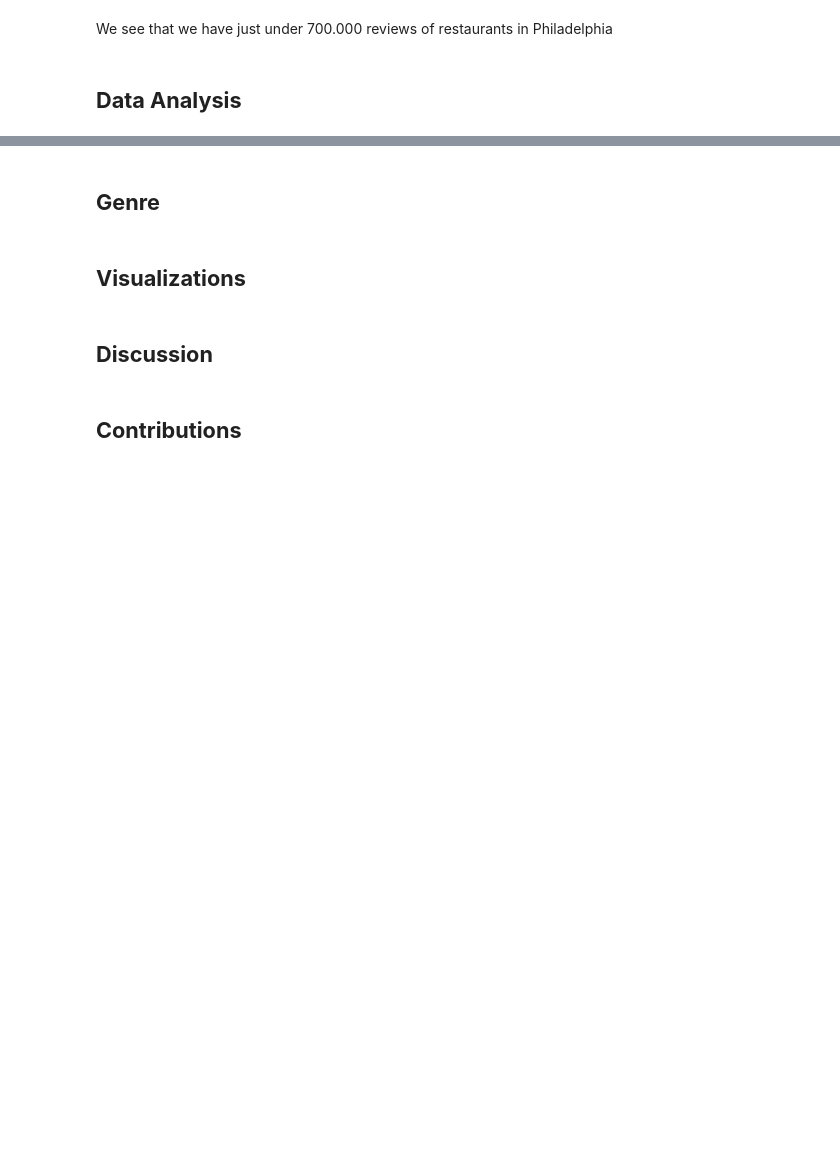
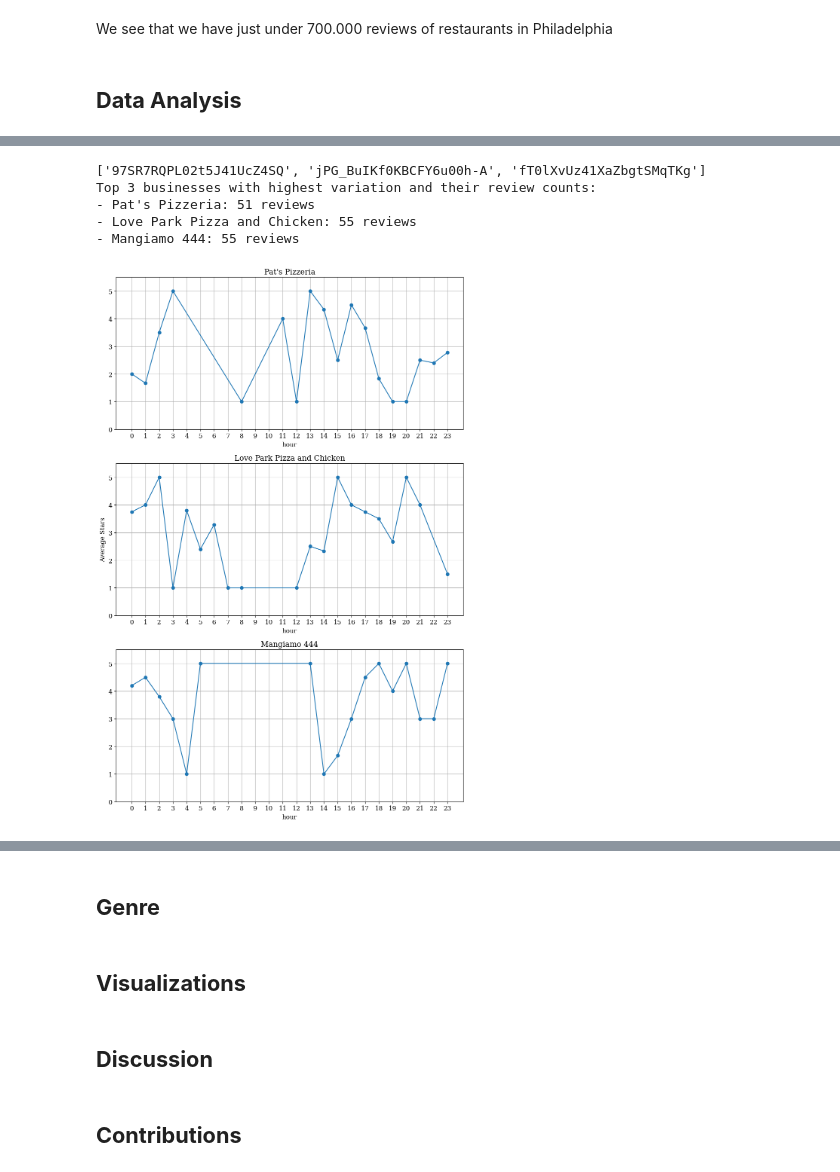
Before and after one commit to SorenLKuhl/SorenLKuhl.github.io, a Jupyter notebook: notebooks/explainer.ipynb, the cells around one changed output, grey strips where cells are left out. Drawn from its saved outputs; the diff is of its cells as text; code cells hidden in the pictures; blank space fills up the shorter version.

```diff
--- a/notebooks/explainer.ipynb
+++ b/notebooks/explainer.ipynb
@@ -82,0 +238,65 @@ We see that we have just under 700.000 reviews of restaurants in Philadelphia
+# %%
+business_df = pd.read_json('../data/yelp_academic_dataset_business.json', lines=True)
+
+# Count number of reviews per business
+review_counts = philly_reviews_df.groupby('business_id').size()
+
+# Keep only businesses with at least 50 reviews
+businesses_with_enough_reviews = review_counts[review_counts >= 50].index.tolist()
+
+# Group reviews by business and hour, and calculate mean stars
+business_hour_avg = philly_reviews_df.groupby(['business_id', 'hour'])['stars'].mean().reset_index()
+
+# Calculate std for each business
+business_variability = business_hour_avg.groupby('business_id')['stars'].std()
+
+# Keep only businesses with enough reviews
+business_variability = business_variability[business_variability.index.isin(businesses_with_enough_reviews)]
+
+# Sort and pick top 3 businesses
+top_variable_business_ids = business_variability.sort_values(ascending=False).head(3).index.tolist()
+
+print(top_variable_business_ids)
+print("Top 3 businesses with highest variation and their review counts:")
+for business_id in top_variable_business_ids:
+    count = review_counts[business_id]
+    business_info = business_df[business_df['business_id'] == business_id]
+    business_name = business_info['name'].values[0]
+    print(f"- {business_name}: {count} reviews")
+
+import matplotlib.pyplot as plt
+
+plt.rcParams['font.family'] = 'serif'
+plt.rcParams['font.size'] = 12
+
+plt.figure(figsize=(10, 15))
+
+for i, business_id in enumerate(top_variable_business_ids, 1):
+    business_info = business_df[business_df['business_id'] == business_id]
+    business_name = business_info['name'].values[0]
+
+    reviews = philly_reviews_df[philly_reviews_df['business_id'] == business_id].copy()
+
+    reviews['date'] = pd.to_datetime(reviews['date'])
+    reviews['hour'] = reviews['date'].dt.hour
+
+    stars_per_hour = reviews.groupby('hour')['stars'].mean()
+
+    plt.subplot(3, 1, i)
+    stars_per_hour.plot(kind='line', marker='o')
+    plt.title(f'{business_name}')
+    plt.ylim(0, 5.5)
+    plt.grid(True)
+    plt.xticks(range(0, 24))
+    if i == 2:
+        plt.ylabel('Average Stars')
+
+plt.tight_layout()
+plt.show()
+# %% [output]
+['97SR7RQPL02t5J41UcZ4SQ', 'jPG_BuIKf0KBCFY6u00h-A', 'fT0lXvUz41XaZbgtSMqTKg']
+Top 3 businesses with highest variation and their review counts:
+- Pat's Pizzeria: 51 reviews
+- Love Park Pizza and Chicken: 55 reviews
+- Mangiamo 444: 55 reviews
+[figure, added]
```
Also changed, not shown: parts of 7 cells of this notebook, 1 other file.
